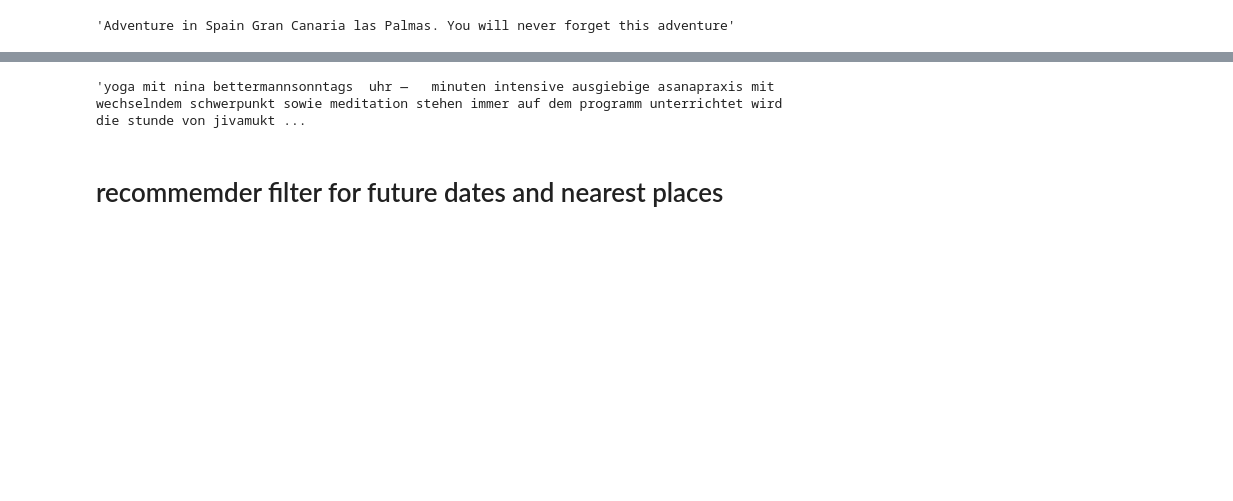
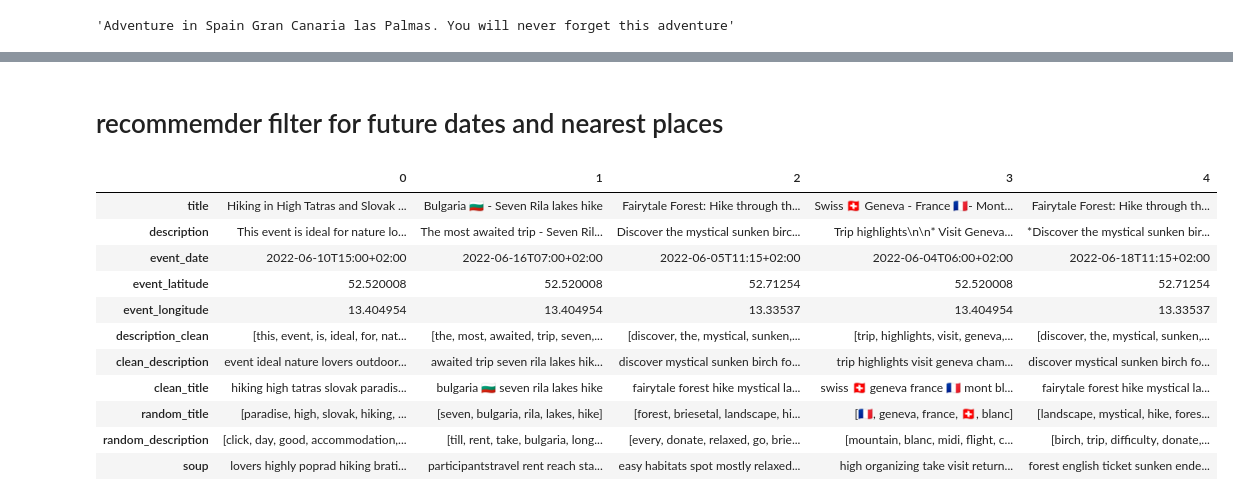
Before and after one commit to doode-1708/SportsExperiencePlatform, a Jupyter notebook: notebooks/sk_simple_recomender.ipynb, the cells around one changed output, grey strips where cells are left out. Cells and saved outputs as stored; diff of their text form; code cells hidden in the pictures; blank space fills up the shorter version.

Commit message:
major cleanup + more advanced recommender

```diff
--- a/notebooks/sk_simple_recomender.ipynb
+++ b/notebooks/sk_simple_recomender.ipynb
@@ -198,2 +205,25 @@ df['clean_title'] = df['title'].apply(lambda x: clean_string(x))
 # %% [markdown]
 ## mashup of title and description
+# %%
+import random
+'''this may be a bit dangerous but doing just for fun!!!'''
+def random_generate_list(x):
+    names = list(x.split())
+    random.shuffle(names)
+    if len(names) > 5:
+        names = names[:5]
+
+
+    return names
+
+def random_generate_long_list(x):
+    names = list(x.split())
+    random.shuffle(names)
+    if len(names) > 200:
+        names = names[:200]
+
+
+    return names
+# %%
+df['random_title'] = df['clean_title'].apply(lambda x: random_generate_list(x))
+df['random_description'] = df['clean_description'].apply(lambda x: random_generate_long_list(x))
@@ -199,0 +250,9 @@ df['clean_title'] = df['title'].apply(lambda x: clean_string(x))
+# %%
+def create_soup(x):
+    soup = (" ".join(x["random_title"]) + " " + " ".join(x["random_description"])).split()
+    random.shuffle(soup)
+    return ' '.join(soup)
+# df["soup"] = df.apply(create_soup, axis = 1)
+# df["soup"].head(3)
+# %%
+df['soup'] = df.apply(create_soup, axis = 1)
@@ -273,6 +319,17 @@ True
-# %%
-clean_string("'Yoga mit Nina Bettermann\n\nSonntags 17 Uhr — 18:30 Uhr\n\n90 Minuten intensive, ausgiebige Asana-Praxis mit wechselndem Schwerpunkt sowie Meditation stehen immer auf dem Programm. Unterrichtet wird die Stunde von Jivamuktilehrerin Nina Bettermann.\n\nUnterrichtssprache ist Deutsch - English if required!!\n\nNina Bettermann\n\nNina ist 800-Stunden zertifizierte Jivamukti-Lehrerin. 2005 besuchte sie ihre erste Yogastunde. Was anfangs als Ausgleich zum stressigen Studium gedacht war, wurde schnell zur unverzichtbaren täglichen Praxis. Nachdem sie verschiedene Yogastile ausprobiert hatte, fand sie schließlich im Jivamukti Yoga ihr Zuhause. Daher entschloss sie sich im Winter 2010, nach dem Abschluss ihres Pharmaziestudiums, das Jivamukti Yoga Teacher Training mit Sharon Gannon, David Life Patrick Broome und Yogeswari zu absolvieren. 2014 folgte das 800hrs-Apprenticeship bei ihrer Mentorin Vera. Seitdem unterrichtet Nina, neben ihrer Tätigkeit als Apothekerin, in mehreren Berliner Yogastudios. Dabei ist ihr aber die eigene tägliche Praxis weiterhin heilig. Denn nur was man selber erlebt hat, kann man auch authentisch weitergeben und unterrichten :)\n\nThe balance recommended:\nDonation-Drop-In 13-16€\nUSC Members Welcome")
-# %% [output]
-'yoga mit nina bettermannsonntags  uhr —   minuten intensive ausgiebige asanapraxis mit wechselndem schwerpunkt sowie meditation stehen immer auf dem programm unterrichtet wird die stunde von jivamukt ...
-# %% [markdown]
-#  recommemder filter for future dates and nearest places
+# %% [markdown]
+#  recommemder filter for future dates and nearest places
+# %%
+df.head().T
+# %% [output]
+|  | 0 | 1 | 2 | 3 | 4 |
+| title | Hiking in High Tatras and Slovak ... | Bulgaria 🇧🇬 - Seven Rila lakes hike | Fairytale Forest: Hike through th... | Swiss 🇨🇭 Geneva - France 🇫🇷- Mont... | Fairytale Forest: Hike through th... |
+| description | This event is ideal for nature lo... | The most awaited trip - Seven Ril... | Discover the mystical sunken birc... | Trip highlights\n\n* Visit Geneva... | *Discover the mystical sunken bir... |
+| event_date | 2022-06-10T15:00+02:00 | 2022-06-16T07:00+02:00 | 2022-06-05T11:15+02:00 | 2022-06-04T06:00+02:00 | 2022-06-18T11:15+02:00 |
+| event_latitude | 52.520008 | 52.520008 | 52.71254 | 52.520008 | 52.71254 |
+| event_longitude | 13.404954 | 13.404954 | 13.33537 | 13.404954 | 13.33537 |
+| description_clean | [this, event, is, ideal, for, nat... | [the, most, awaited, trip, seven,... | [discover, the, mystical, sunken,... | [trip, highlights, visit, geneva,... | [discover, the, mystical, sunken,... |
+| clean_description | event ideal nature lovers outdoor... | awaited trip seven rila lakes hik... | discover mystical sunken birch fo... | trip highlights visit geneva cham... | discover mystical sunken birch fo... |
+| clean_title | hiking high tatras slovak paradis... | bulgaria 🇧🇬 seven rila lakes hike | fairytale forest hike mystical la... | swiss 🇨🇭 geneva france 🇫🇷 mont bl... | fairytale forest hike mystical la... |
+| random_title | [paradise, high, slovak, hiking, ... | [seven, bulgaria, rila, lakes, hike] | [forest, briesetal, landscape, hi... | [🇫🇷, geneva, france, 🇨🇭, blanc] | [landscape, mystical, hike, fores... |
+| random_description | [click, day, good, accommodation,... | [till, rent, take, bulgaria, long... | [every, donate, relaxed, go, brie... | [mountain, blanc, midi, flight, c... | [birch, trip, difficulty, donate,... |
+| soup | lovers highly poprad hiking brati... | participantstravel rent reach sta... | easy habitats spot mostly relaxed... | high organizing take visit return... | forest english ticket sunken ende... |
```
Also changed, not shown: parts of 10 cells of this notebook.
